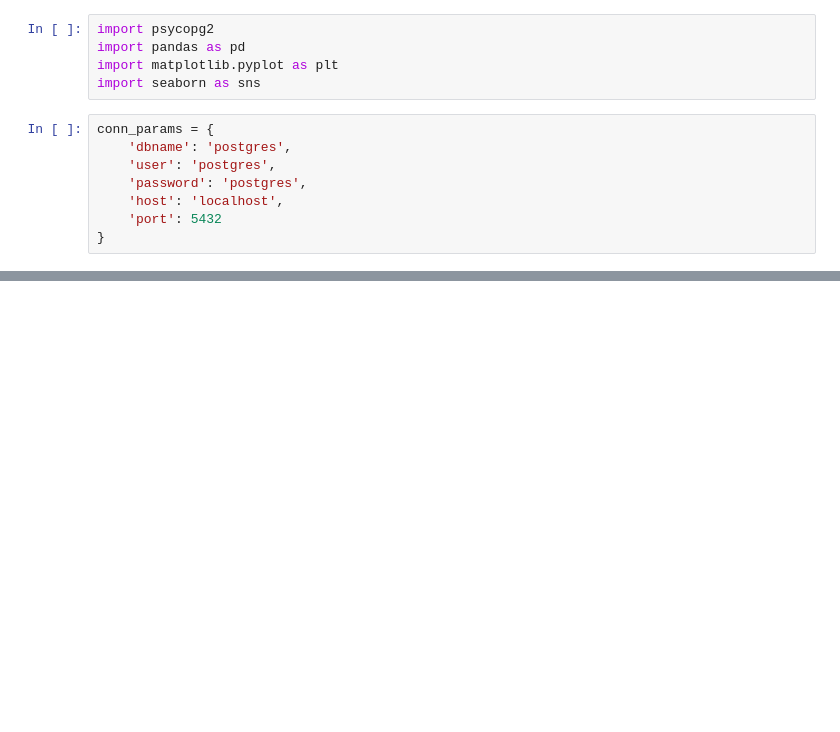
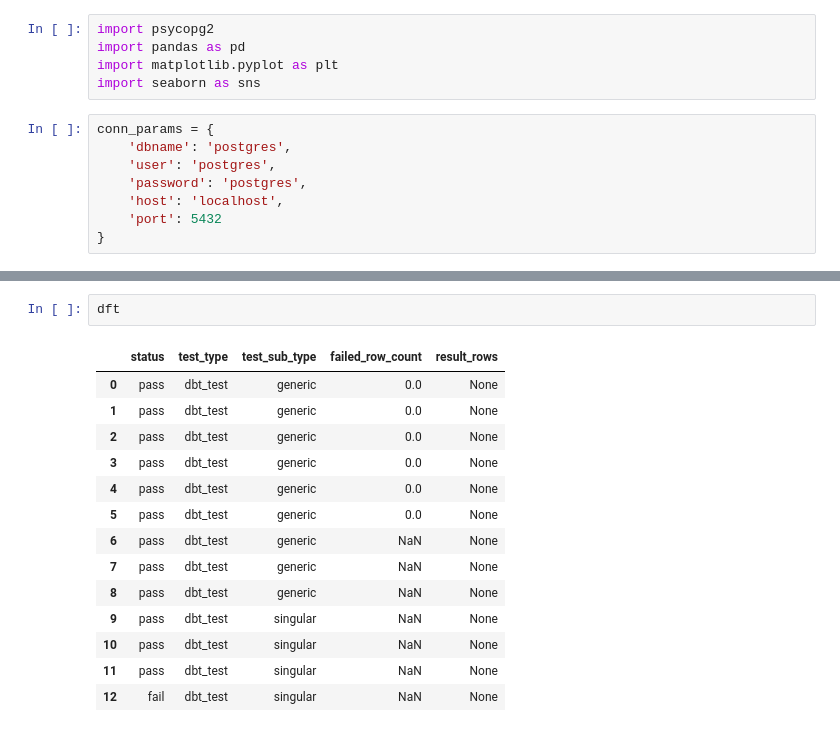
Before and after one commit to Pedrinhonitz/dbt-with-elementary, a Jupyter notebook: relatorio_elementary.ipynb, the cells around one changed output, grey strips where cells are left out. Drawn from its saved outputs; the diff is of its cells as text; blank space fills up the shorter version.

```diff
--- a/relatorio_elementary.ipynb
+++ b/relatorio_elementary.ipynb
@@ -59,0 +81,17 @@ else:
+# %%
+dft
+# %% [output]
+|  | status | test_type | test_sub_type | failed_row_count | result_rows |
+| 0 | pass | dbt_test | generic | 0.0 | None |
+| 1 | pass | dbt_test | generic | 0.0 | None |
+| 2 | pass | dbt_test | generic | 0.0 | None |
+| 3 | pass | dbt_test | generic | 0.0 | None |
+| 4 | pass | dbt_test | generic | 0.0 | None |
+| 5 | pass | dbt_test | generic | 0.0 | None |
+| 6 | pass | dbt_test | generic | NaN | None |
+| 7 | pass | dbt_test | generic | NaN | None |
+| 8 | pass | dbt_test | generic | NaN | None |
+| 9 | pass | dbt_test | singular | NaN | None |
+| 10 | pass | dbt_test | singular | NaN | None |
+| 11 | pass | dbt_test | singular | NaN | None |
+| 12 | fail | dbt_test | singular | NaN | None |
```
Also changed, not shown: parts of 8 cells of this notebook, 4 other files.
